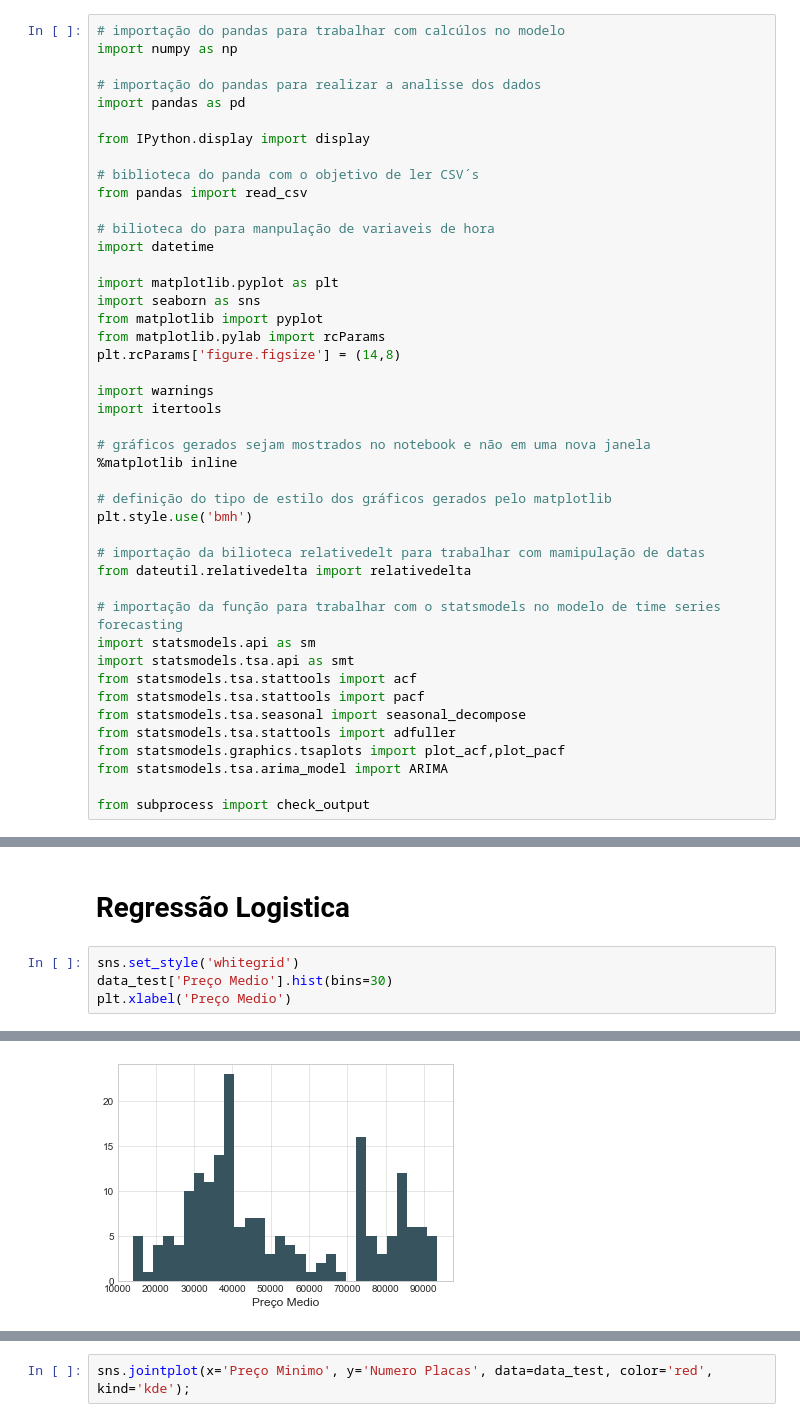
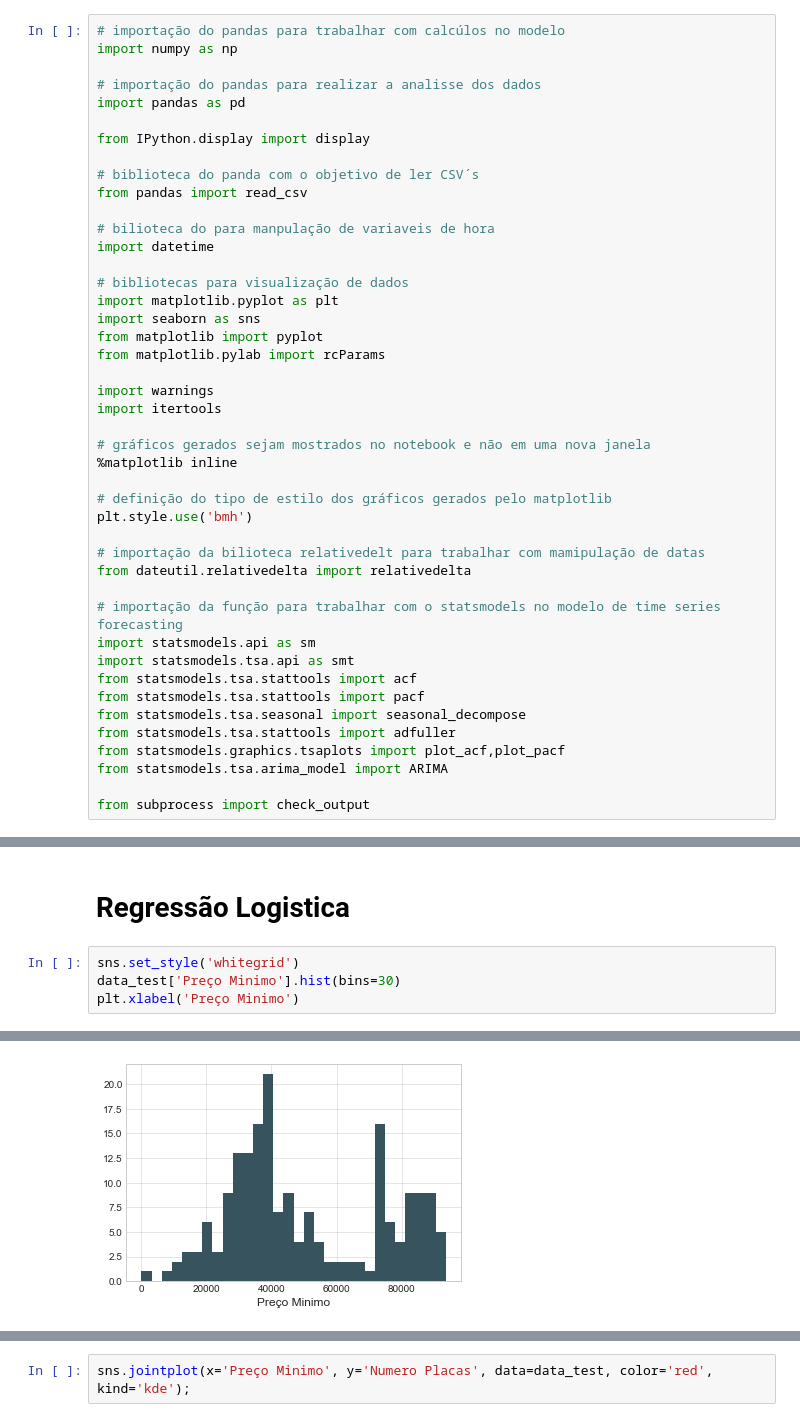
Before and after one commit to MarcusWiilo/capstone_udacity, a Jupyter notebook: capstone_project_udacity.ipynb, the cells around one changed output, grey strips where cells are left out. Saved outputs shown, nothing was run; the diff lists cells and outputs as text.

Commit message:
fix, features, docs: implementações finais para a primeira submissão da Udacity

```diff
--- a/capstone_udacity.ipynb
+++ b/capstone_project_udacity.ipynb
@@ -53,11 +53,11 @@ from pandas import read_csv
 # bilioteca do para manpulação de variaveis de hora
 import datetime
 
+# bibliotecas para visualização de dados
 import matplotlib.pyplot as plt
 import seaborn as sns
 from matplotlib import pyplot
 from matplotlib.pylab import rcParams
-plt.rcParams['figure.figsize'] = (14,8)
 
 import warnings
 import itertools
@@ -775,6 +765,6 @@ coefs
 # Regressão Logistica
 # %%
 sns.set_style('whitegrid')
-data_test['Preço Medio'].hist(bins=30)
-plt.xlabel('Preço Medio')
+data_test['Preço Minimo'].hist(bins=30)
+plt.xlabel('Preço Minimo')
 # %% [output]
@@ -782,4 +772,4 @@ Text(0.5,0,'Preço Medio')
-[figure, old version]
+[figure, new version]
 # %%
 sns.set_style('whitegrid')
 data_test['Data'].hist(bins=30)
```
Also changed, not shown: parts of 72 cells of this notebook, 12 other files.
